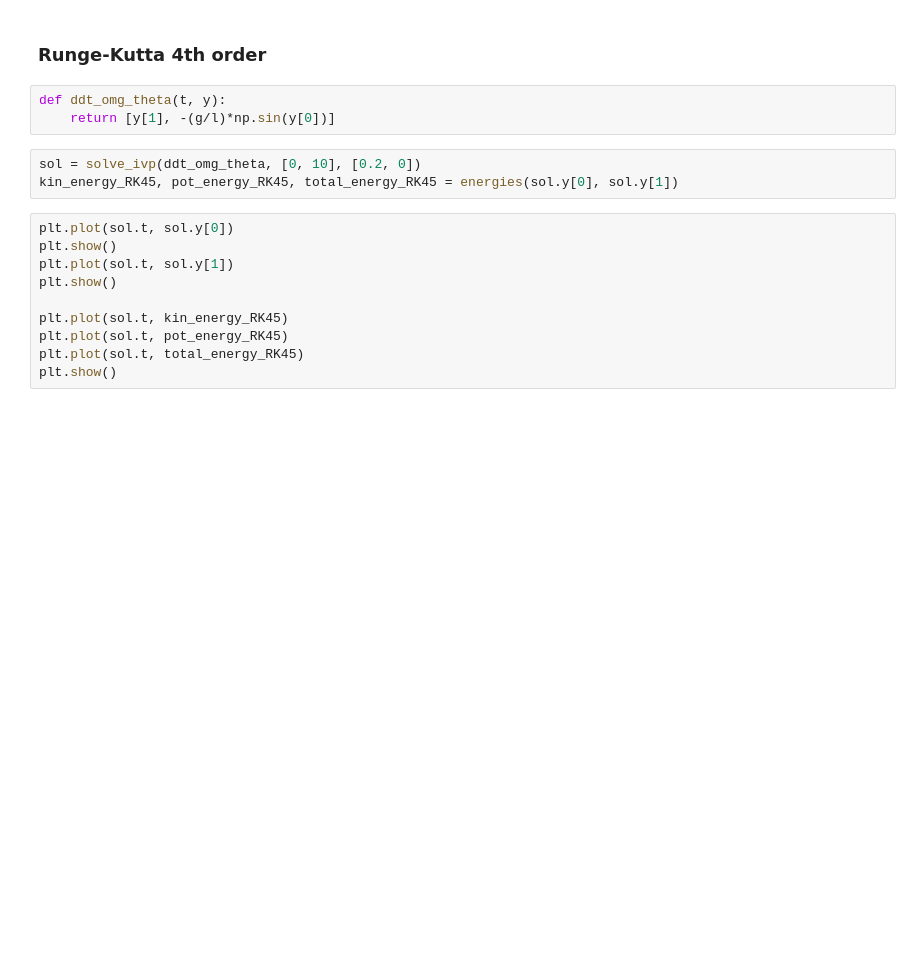
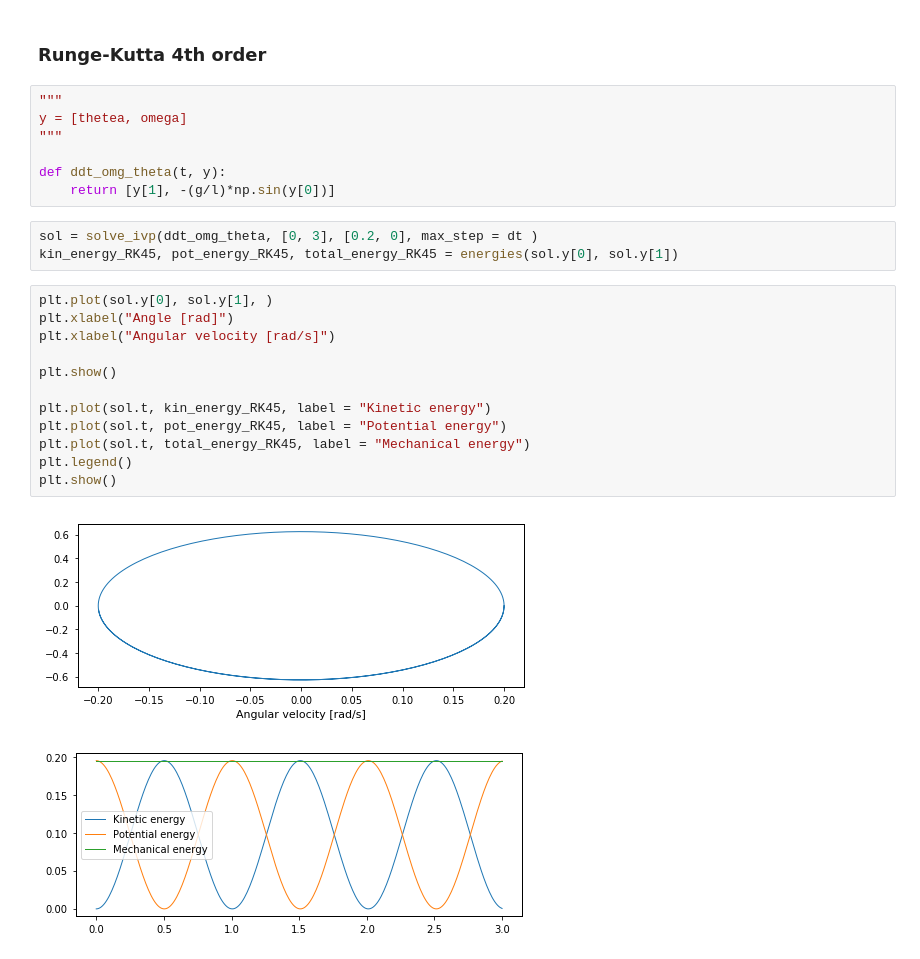
Before and after one commit to kaprests/Pendulum, a Jupyter notebook: pendulum.ipynb, the cells around one changed output. Cells and saved outputs as stored; diff of their text form; blank space fills up the shorter version.

```diff
--- a/pendulum.ipynb
+++ b/pendulum.ipynb
@@ -145,18 +161,27 @@ HTML(anim.to_html5_video())
 # %% [markdown]
 ### Runge-Kutta 4th order
 # %%
+"""
+y = [thetea, omega]
+"""
+
 def ddt_omg_theta(t, y):
     return [y[1], -(g/l)*np.sin(y[0])]
 # %%
-sol = solve_ivp(ddt_omg_theta, [0, 10], [0.2, 0])
+sol = solve_ivp(ddt_omg_theta, [0, 3], [0.2, 0], max_step = dt )
 kin_energy_RK45, pot_energy_RK45, total_energy_RK45 = energies(sol.y[0], sol.y[1])
 # %%
-plt.plot(sol.t, sol.y[0])
-plt.show()
-plt.plot(sol.t, sol.y[1])
+plt.plot(sol.y[0], sol.y[1], )
+plt.xlabel("Angle [rad]")
+plt.xlabel("Angular velocity [rad/s]")
+
 plt.show()
 
-plt.plot(sol.t, kin_energy_RK45)
-plt.plot(sol.t, pot_energy_RK45)
-plt.plot(sol.t, total_energy_RK45)
+plt.plot(sol.t, kin_energy_RK45, label = "Kinetic energy")
+plt.plot(sol.t, pot_energy_RK45, label = "Potential energy")
+plt.plot(sol.t, total_energy_RK45, label = "Mechanical energy")
+plt.legend()
 plt.show()
+# %% [output]
+[figure, added]
+[figure, added]
```
Also changed, not shown: parts of 13 cells of this notebook.
